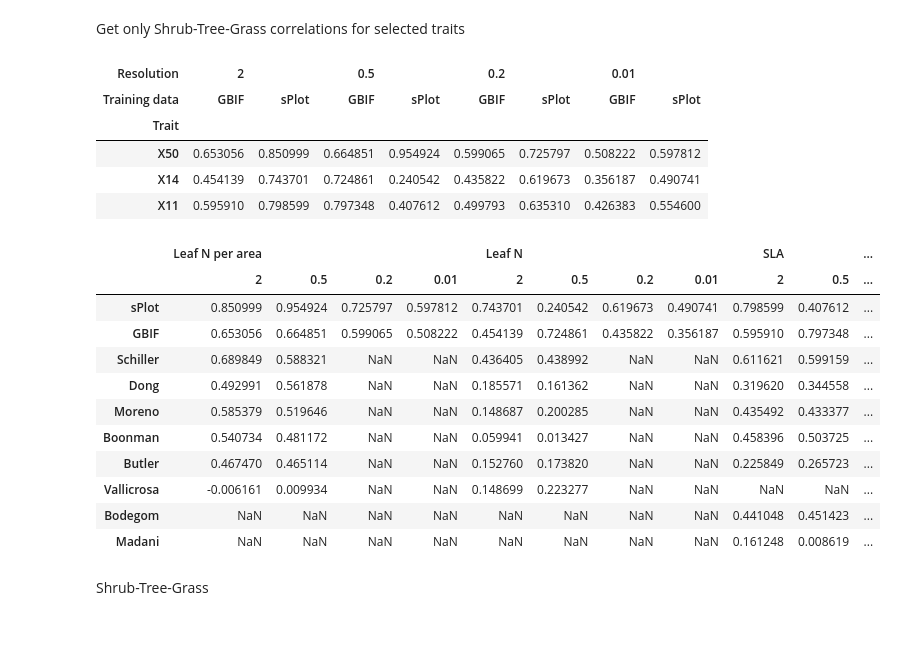
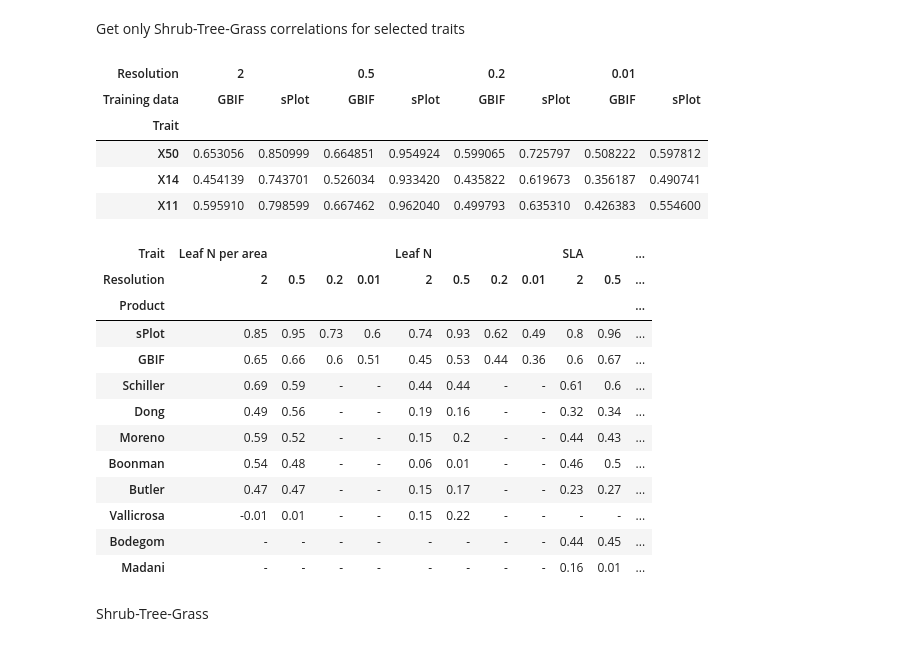
Before and after one commit to dluks/clim2traits, a Jupyter notebook: 4-ExploreResults.ipynb, the cells around one changed output. Cells and saved outputs as stored; diff of their text form; code cells hidden in the pictures.

```diff
--- a/4-ExploreResults.ipynb
+++ b/4-ExploreResults.ipynb
@@ -483,10 +477,10 @@ with open("./trait_mapping.json", "r", encoding="utf-8") as f:
 traits = [trait_mapping[str(trait_id)]["short"] for trait_id in trait_product_mapping.keys()]
 
 mi_columns = pd.MultiIndex.from_product(
-        [traits, ["2", "0.5", "0.2", "0.01"]]
+        [traits, ["2", "0.5", "0.2", "0.01"]], names=["Trait", "Resolution"]
     )
 
-rows = pd.Index(product_names)
+rows = pd.Index(product_names, name="Product")
 product_df = pd.DataFrame(index=rows, columns=mi_columns)
 # %%
 from utils.geodata import compare_gdfs, ds2gdf, num_to_str
@@ -583,8 +578,8 @@ gbif_splot_corr
 | Training data | GBIF | sPlot | GBIF | sPlot | GBIF | sPlot | GBIF | sPlot |
 | Trait |  |  |  |  |  |  |  |  |
 | X50 | 0.653056 | 0.850999 | 0.664851 | 0.954924 | 0.599065 | 0.725797 | 0.508222 | 0.597812 |
-| X14 | 0.454139 | 0.743701 | 0.724861 | 0.240542 | 0.435822 | 0.619673 | 0.356187 | 0.490741 |
-| X11 | 0.595910 | 0.798599 | 0.797348 | 0.407612 | 0.499793 | 0.635310 | 0.426383 | 0.554600 |
+| X14 | 0.454139 | 0.743701 | 0.526034 | 0.933420 | 0.435822 | 0.619673 | 0.356187 | 0.490741 |
+| X11 | 0.595910 | 0.798599 | 0.667462 | 0.962040 | 0.499793 | 0.635310 | 0.426383 | 0.554600 |
 # %%
 for row in gbif_splot_corr.iterrows():
     trait_id = row[0].split("X")[-1]
@@ -596,20 +591,21 @@ for row in gbif_splot_corr.iterrows():
         corr = sub_row[1][-1]
         product_df.loc[train_set, (trait_name, res)] = corr
 # %%
-product_df.sort_values(by=[("Leaf N per area", "0.5")], ascending=False)
+product_df.sort_values(by=[("Leaf N per area", "0.5")], ascending=False).astype(float).round(2).fillna("-")
 # %% [output]
-|  | Leaf N per area |  |  |  | Leaf N |  |  |  | SLA |  | ... |
-|  | 2 | 0.5 | 0.2 | 0.01 | 2 | 0.5 | 0.2 | 0.01 | 2 | 0.5 | ... |
-| sPlot | 0.850999 | 0.954924 | 0.725797 | 0.597812 | 0.743701 | 0.240542 | 0.619673 | 0.490741 | 0.798599 | 0.407612 | ... |
-| GBIF | 0.653056 | 0.664851 | 0.599065 | 0.508222 | 0.454139 | 0.724861 | 0.435822 | 0.356187 | 0.595910 | 0.797348 | ... |
-| Schiller | 0.689849 | 0.588321 | NaN | NaN | 0.436405 | 0.438992 | NaN | NaN | 0.611621 | 0.599159 | ... |
-| Dong | 0.492991 | 0.561878 | NaN | NaN | 0.185571 | 0.161362 | NaN | NaN | 0.319620 | 0.344558 | ... |
-| Moreno | 0.585379 | 0.519646 | NaN | NaN | 0.148687 | 0.200285 | NaN | NaN | 0.435492 | 0.433377 | ... |
-| Boonman | 0.540734 | 0.481172 | NaN | NaN | 0.059941 | 0.013427 | NaN | NaN | 0.458396 | 0.503725 | ... |
-| Butler | 0.467470 | 0.465114 | NaN | NaN | 0.152760 | 0.173820 | NaN | NaN | 0.225849 | 0.265723 | ... |
-| Vallicrosa | -0.006161 | 0.009934 | NaN | NaN | 0.148699 | 0.223277 | NaN | NaN | NaN | NaN | ... |
-| Bodegom | NaN | NaN | NaN | NaN | NaN | NaN | NaN | NaN | 0.441048 | 0.451423 | ... |
-| Madani | NaN | NaN | NaN | NaN | NaN | NaN | NaN | NaN | 0.161248 | 0.008619 | ... |
+| Trait | Leaf N per area |  |  |  | Leaf N |  |  |  | SLA |  | ... |
+| Resolution | 2 | 0.5 | 0.2 | 0.01 | 2 | 0.5 | 0.2 | 0.01 | 2 | 0.5 | ... |
+| Product |  |  |  |  |  |  |  |  |  |  | ... |
+| sPlot | 0.85 | 0.95 | 0.73 | 0.6 | 0.74 | 0.93 | 0.62 | 0.49 | 0.8 | 0.96 | ... |
+| GBIF | 0.65 | 0.66 | 0.6 | 0.51 | 0.45 | 0.53 | 0.44 | 0.36 | 0.6 | 0.67 | ... |
+| Schiller | 0.69 | 0.59 | - | - | 0.44 | 0.44 | - | - | 0.61 | 0.6 | ... |
+| Dong | 0.49 | 0.56 | - | - | 0.19 | 0.16 | - | - | 0.32 | 0.34 | ... |
+| Moreno | 0.59 | 0.52 | - | - | 0.15 | 0.2 | - | - | 0.44 | 0.43 | ... |
+| Boonman | 0.54 | 0.48 | - | - | 0.06 | 0.01 | - | - | 0.46 | 0.5 | ... |
+| Butler | 0.47 | 0.47 | - | - | 0.15 | 0.17 | - | - | 0.23 | 0.27 | ... |
+| Vallicrosa | -0.01 | 0.01 | - | - | 0.15 | 0.22 | - | - | - | - | ... |
+| Bodegom | - | - | - | - | - | - | - | - | 0.44 | 0.45 | ... |
+| Madani | - | - | - | - | - | - | - | - | 0.16 | 0.01 | ... |
 # %% [markdown]
 Shrub-Tree-Grass
 # %%
```
Also changed, not shown: parts of 4 cells of this notebook, 2 other files.
